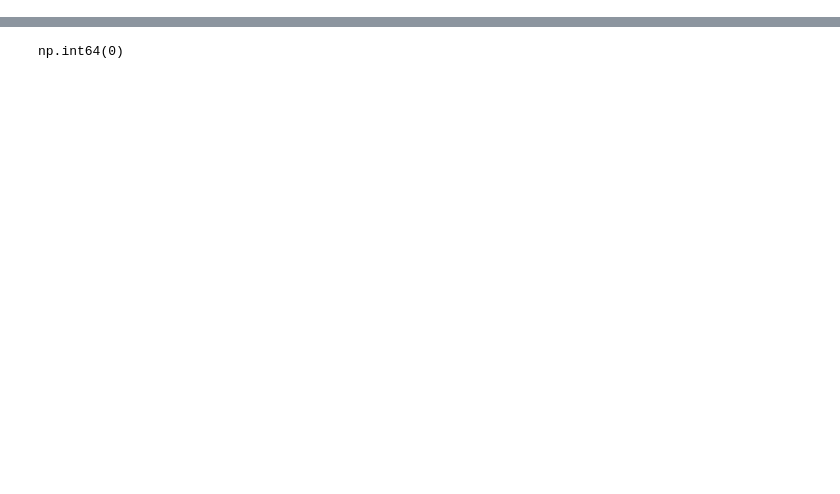
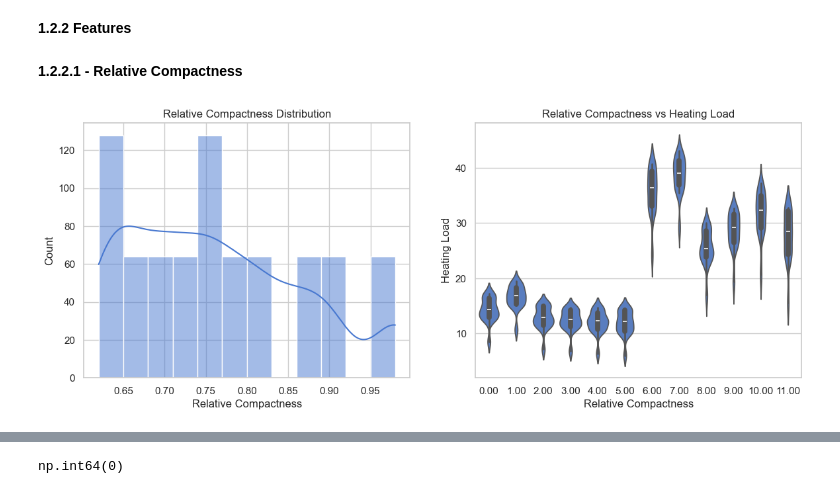
Before and after one commit to matcze/energy_efficient, a Jupyter notebook: energy_efficient.ipynb, the cells around one changed output, grey strips where cells are left out. Cells and saved outputs as stored; diff of their text form; code cells hidden in the pictures; blank space fills up the shorter version.

```diff
--- a/energy_efficient.ipynb
+++ b/energy_efficient.ipynb
@@ -76,0 +79,21 @@ plt.show()
+# %% [markdown]
+**1.2.2 Features**
+# %% [markdown]
+**1.2.2.1 - Relative Compactness**
+# %%
+fig, ax = plt.subplots(1, 2, figsize=(14, 5))
+ax = ax.flatten()
+
+sns.histplot(dataset["relative_compactness"], kde=True, ax=ax[0])
+ax[0].set_title("Relative Compactness Distribution")
+ax[0].set_xlabel("Relative Compactness")
+
+h1 = sns.violinplot(x="relative_compactness", y="heating_load", data=dataset, ax=ax[1])
+ax[1].set_xlabel("Relative Compactness")
+ax[1].set_ylabel("Heating Load")
+ax[1].set_title("Relative Compactness vs Heating Load")
+ax[1].xaxis.set_major_formatter(FormatStrFormatter('%.2f'))
+
+plt.show()
+# %% [output]
+[figure, added]
```
Also changed, not shown: parts of 43 cells of this notebook.
